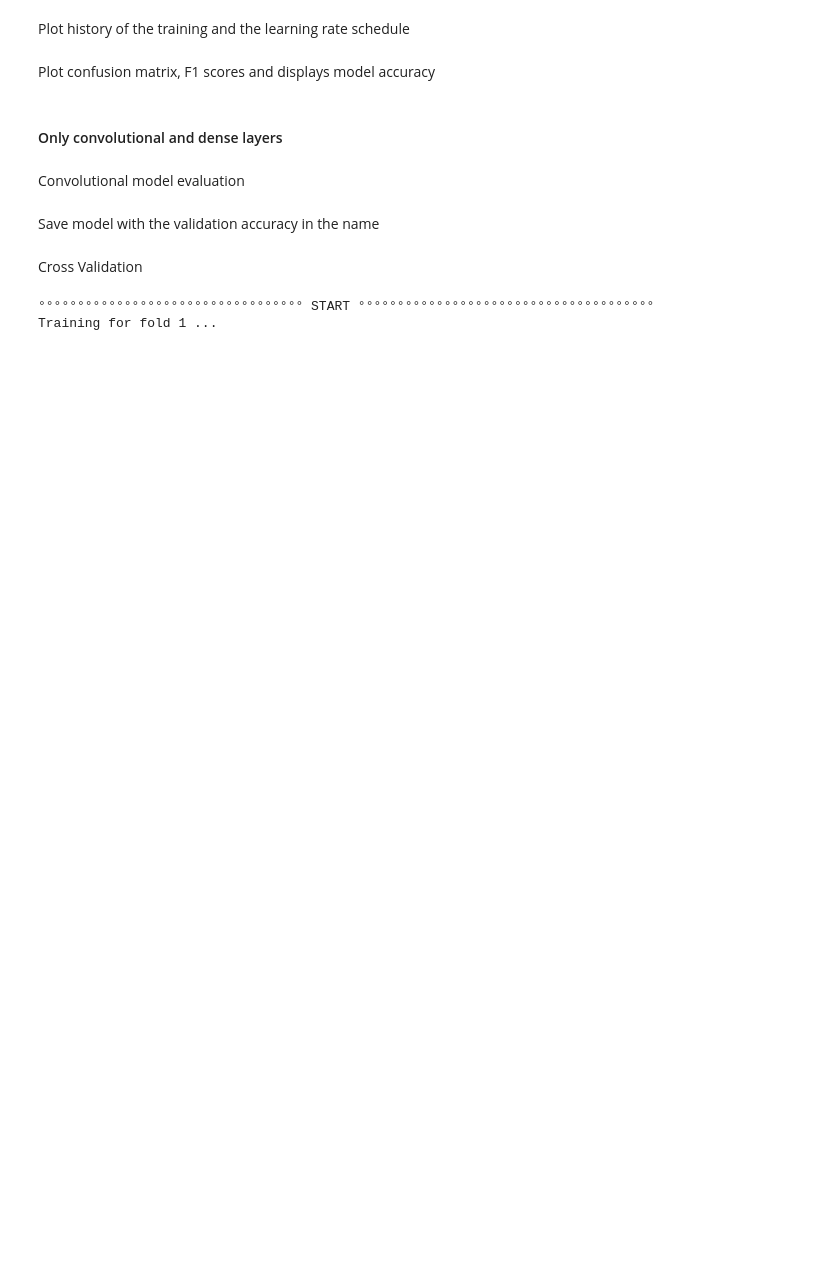
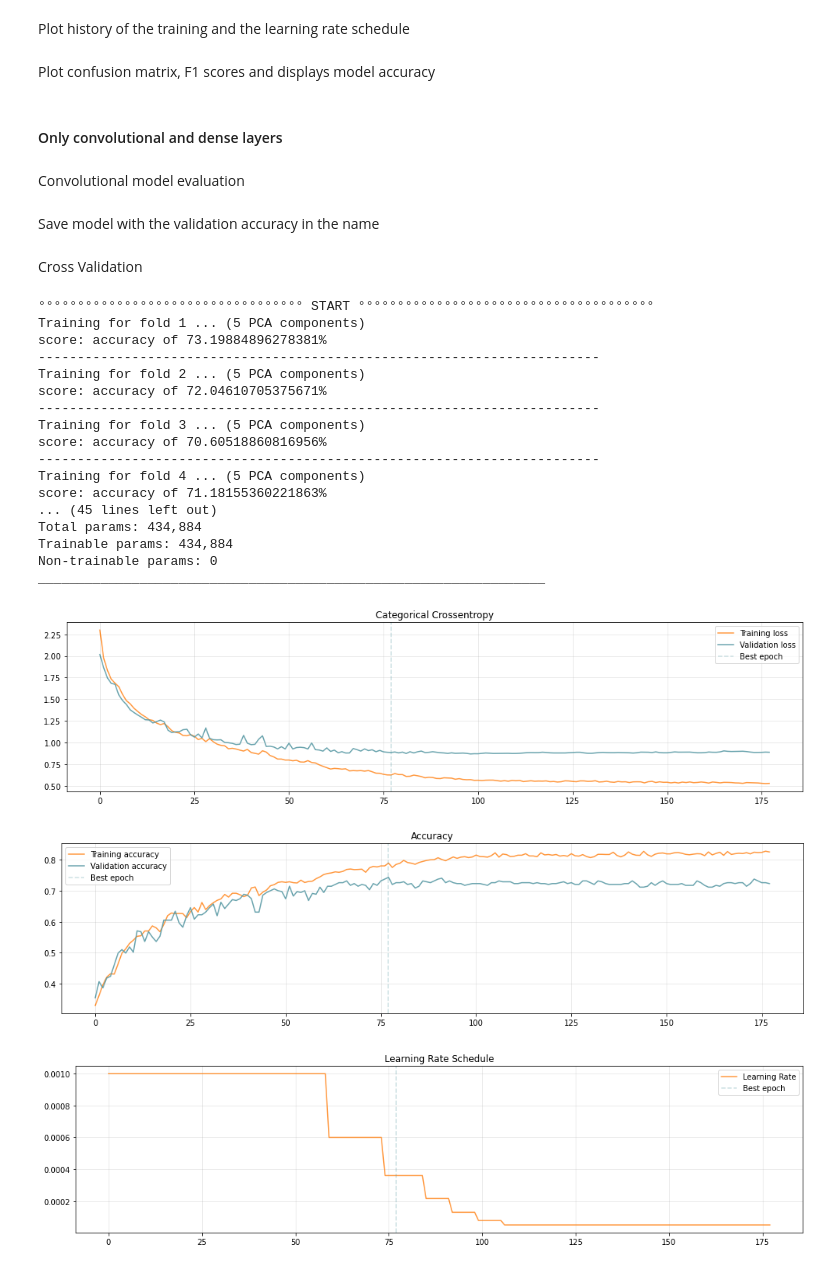
Before and after one commit to gabrieleginestroni/AN2DL-project-2022, a Jupyter notebook: Homework2/Code/attention_crossvalid.ipynb, the cells around one changed output. Saved outputs shown, nothing was run; the diff lists cells and outputs as text; code cells hidden in the pictures; blank space fills up the shorter version.

```diff
--- a/Homework2/Code/attention_crossvalid.ipynb
+++ b/Homework2/Code/attention_crossvalid.ipynb
@@ -497,7 +490,7 @@ if not use_cross_valid:
         validation_data = (X_test, y_test),
         #class_weight = class_weights,
         callbacks = [
-            tfk.callbacks.EarlyStopping(monitor='val_accuracy', mode='max', patience=100, restore_best_weights=True),
+            tfk.callbacks.EarlyStopping(monitor='val_accuracy', mode='max', patience=400, restore_best_weights=True),
             tfk.callbacks.ReduceLROnPlateau(monitor='val_accuracy', mode='max', patience=7, factor=0.6, min_lr=5e-5)
         ]
     ).history
@@ -604,7 +636,7 @@ if use_cross_valid:
     best_model = None
     best_history =  []
 
-    # grid search FORs go here (remember to indent the following code: SEE THEN)
+    # grid search FORs go here
     #print(f'°°°°°°°°°°°°°°°°°°°°°°°°°°°°°°°° MODEL {i} °°°°°°°°°°°°°°°°°°°°°°°°°°°°°°°°°°°')
 
     print(f'°°°°°°°°°°°°°°°°°°°°°°°°°°°°°°°°°° START °°°°°°°°°°°°°°°°°°°°°°°°°°°°°°°°°°°°°°')
@@ -634,12 +666,14 @@ if use_cross_valid:
         y_train = tfk.utils.to_categorical(y_train)
         y_test = tfk.utils.to_categorical(y_test)
         classes = y_train.shape[-1]
-        input_shape = X_train.shape[1:]
+
 
         # Apply scaling (use only one of the following two)
         #X_train,X_test = scale_ts_feature_wise(X_train, X_test)
-        X_train,X_test = scale_feature_wise(X_train, X_test)
+        #X_train,X_test = scale_feature_wise(X_train, X_test)
+        X_train,X_test = scale_feature_wise_pca(X_train, X_test, n_components = 5)
 
+        input_shape = X_train.shape[1:]
          # Intantiate a new model
 
         model = build_classifier(input_shape, classes)
@@ -655,35 +689,53 @@ if use_cross_valid:
                       tfk.callbacks.ReduceLROnPlateau(monitor='val_accuracy', mode='max', patience=7, factor=0.6, min_lr=5e-5)
                   ]
         ).history
 
         # Generate generalization metrics
         acc = np.max(history['val_accuracy']) * 100
         print(f'score: accuracy of {acc}%')
         acc_per_fold.append(acc)
 
         # Increase fold number
         fold_no = fold_no + 1
         if fold_no <= num_folds + 1:
             print('------------------------------------------------------------------------')
 
     print('\nAverage scores for all folds:')
     acc = np.mean(acc_per_fold)
     print(f'> Accuracy: {acc} (+- {np.std(acc_per_fold)})')
     print(f'> Loss: {np.mean(loss_per_fold)}')
     if acc > best_acc:
         best_acc = acc
         best_model = model
         best_history = history
 
-    # INDENT TILL THE PREVIOUS LINE
+
     print('°°°°°°°°°°°°°°°°°°°°°°°°°°°°°°°°°°°°°°°°°°°°°°°°°°°°°°°°°°°°°°°°°°°°°°°°°°°°')
 
     # Plot results
     best_model.summary()
     plot_history(best_history)
 # %% [output]
 °°°°°°°°°°°°°°°°°°°°°°°°°°°°°°°°°° START °°°°°°°°°°°°°°°°°°°°°°°°°°°°°°°°°°°°°°
-Training for fold 1 ...
+Training for fold 1 ... (5 PCA components)
+score: accuracy of 73.19884896278381%
+------------------------------------------------------------------------
+Training for fold 2 ... (5 PCA components)
+score: accuracy of 72.04610705375671%
+------------------------------------------------------------------------
+Training for fold 3 ... (5 PCA components)
+score: accuracy of 70.60518860816956%
+------------------------------------------------------------------------
+Training for fold 4 ... (5 PCA components)
+score: accuracy of 71.18155360221863%
+... (45 lines left out)
+Total params: 434,884
+Trainable params: 434,884
+Non-trainable params: 0
+_________________________________________________________________
+[figure, added]
+[figure, added]
+[figure, added]
 # %%
 final_train = False
 if use_cross_valid and final_train:
```
Also changed, not shown: parts of 2 cells of this notebook.
